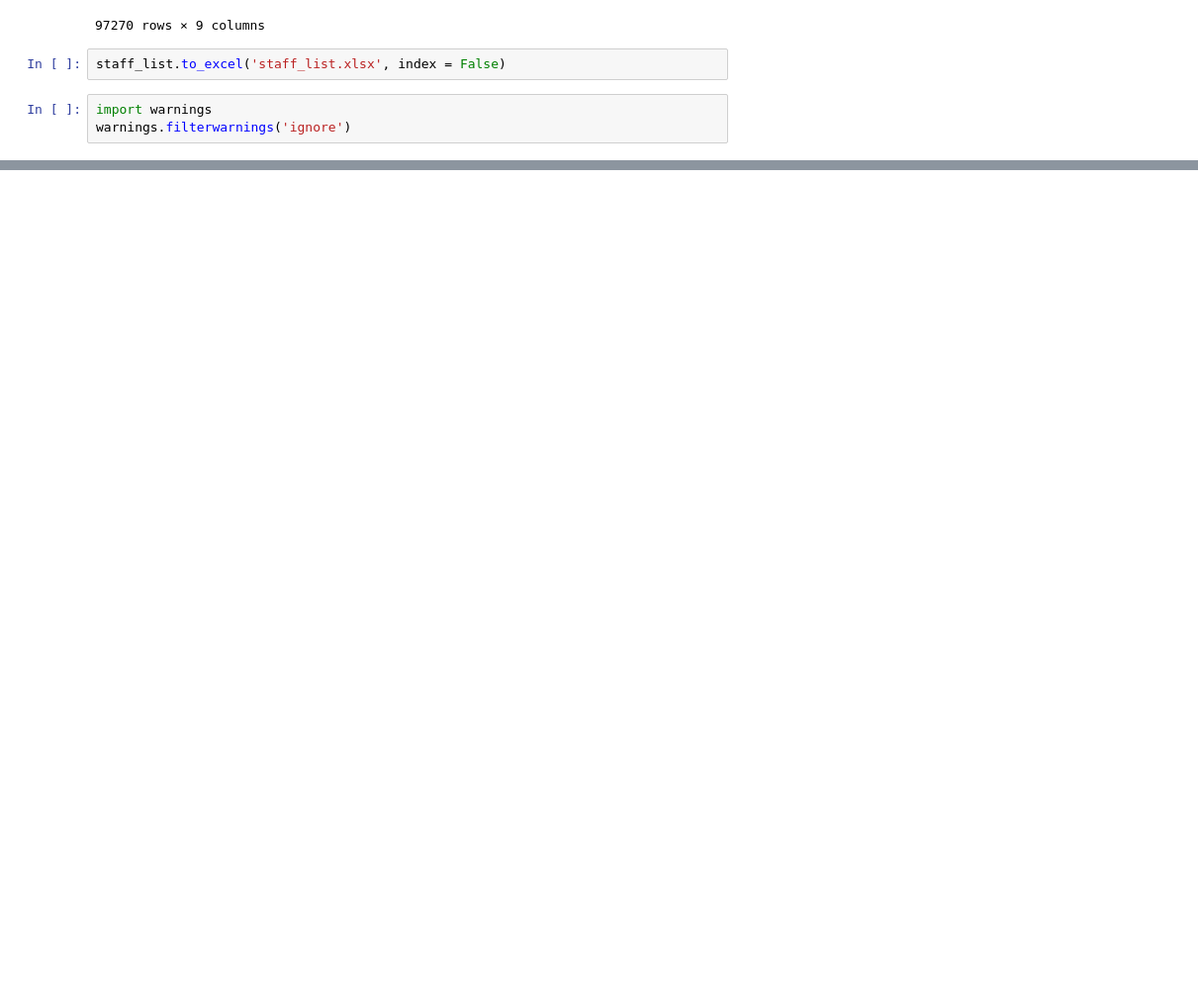
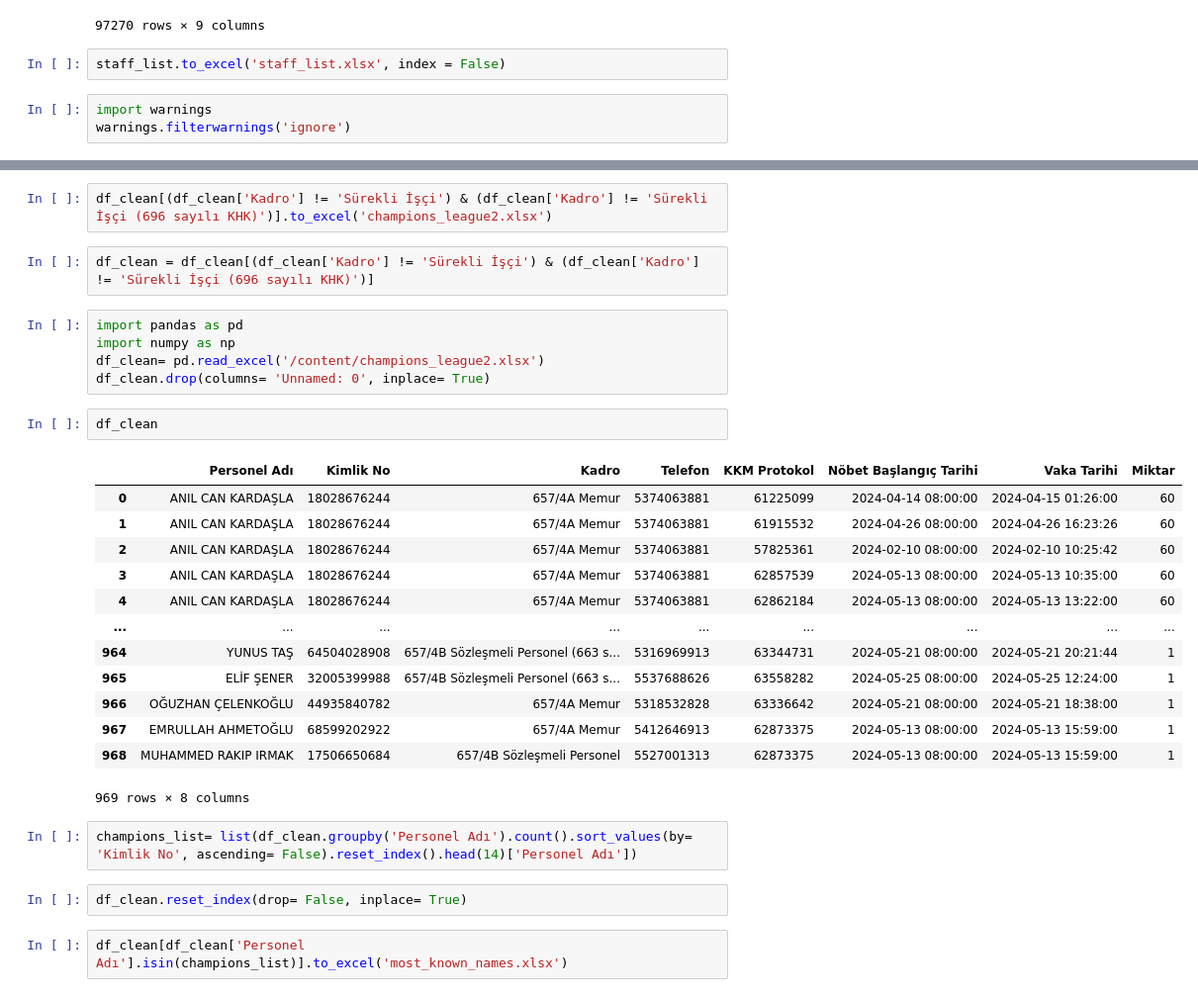
Before and after one commit to kayamui/istanbul_analysis, a Jupyter notebook: champions_league/vaka_formunu_gec_gonderenler_champions_league.ipynb, the cells around one changed output, grey strips where cells are left out. Shown at 99% size. Cells and saved outputs as stored; diff of their text form; blank space fills up the shorter version.

```diff
--- a/champions_league/vaka_formunu_gec_gonderenler_champions_league.ipynb
+++ b/champions_league/vaka_formunu_gec_gonderenler_champions_league.ipynb
@@ -216,0 +774,31 @@ warnings.filterwarnings('ignore')
+# %%
+df_clean[(df_clean['Kadro'] != 'Sürekli İşçi') & (df_clean['Kadro'] != 'Sürekli İşçi (696 sayılı KHK)')].to_excel('champions_league2.xlsx')
+# %%
+df_clean = df_clean[(df_clean['Kadro'] != 'Sürekli İşçi') & (df_clean['Kadro'] != 'Sürekli İşçi (696 sayılı KHK)')]
+# %%
+import pandas as pd
+import numpy as np
+df_clean= pd.read_excel('/content/champions_league2.xlsx')
+df_clean.drop(columns= 'Unnamed: 0', inplace= True)
+# %%
+df_clean
+# %% [output]
+|  | Personel Adı | Kimlik No | Kadro | Telefon | KKM Protokol | Nöbet Başlangıç Tarihi | Vaka Tarihi | Miktar |
+| 0 | ANIL CAN KARDAŞLA | 18028676244 | 657/4A Memur | 5374063881 | 61225099 | 2024-04-14 08:00:00 | 2024-04-15 01:26:00 | 60 |
+| 1 | ANIL CAN KARDAŞLA | 18028676244 | 657/4A Memur | 5374063881 | 61915532 | 2024-04-26 08:00:00 | 2024-04-26 16:23:26 | 60 |
+| 2 | ANIL CAN KARDAŞLA | 18028676244 | 657/4A Memur | 5374063881 | 57825361 | 2024-02-10 08:00:00 | 2024-02-10 10:25:42 | 60 |
+| 3 | ANIL CAN KARDAŞLA | 18028676244 | 657/4A Memur | 5374063881 | 62857539 | 2024-05-13 08:00:00 | 2024-05-13 10:35:00 | 60 |
+| 4 | ANIL CAN KARDAŞLA | 18028676244 | 657/4A Memur | 5374063881 | 62862184 | 2024-05-13 08:00:00 | 2024-05-13 13:22:00 | 60 |
+| ... | ... | ... | ... | ... | ... | ... | ... | ... |
+| 964 | YUNUS TAŞ | 64504028908 | 657/4B Sözleşmeli Personel (663 s... | 5316969913 | 63344731 | 2024-05-21 08:00:00 | 2024-05-21 20:21:44 | 1 |
+| 965 | ELİF ŞENER | 32005399988 | 657/4B Sözleşmeli Personel (663 s... | 5537688626 | 63558282 | 2024-05-25 08:00:00 | 2024-05-25 12:24:00 | 1 |
+| 966 | OĞUZHAN ÇELENKOĞLU | 44935840782 | 657/4A Memur | 5318532828 | 63336642 | 2024-05-21 08:00:00 | 2024-05-21 18:38:00 | 1 |
+| 967 | EMRULLAH AHMETOĞLU | 68599202922 | 657/4A Memur | 5412646913 | 62873375 | 2024-05-13 08:00:00 | 2024-05-13 15:59:00 | 1 |
+| 968 | MUHAMMED RAKIP IRMAK | 17506650684 | 657/4B Sözleşmeli Personel | 5527001313 | 62873375 | 2024-05-13 08:00:00 | 2024-05-13 15:59:00 | 1 |
+969 rows × 8 columns
+# %%
+champions_list= list(df_clean.groupby('Personel Adı').count().sort_values(by= 'Kimlik No', ascending= False).reset_index().head(14)['Personel Adı'])
+# %%
+df_clean.reset_index(drop= False, inplace= True)
+# %%
+df_clean[df_clean['Personel Adı'].isin(champions_list)].to_excel('most_known_names.xlsx')
```
Also changed, not shown: parts of 92 cells of this notebook.
